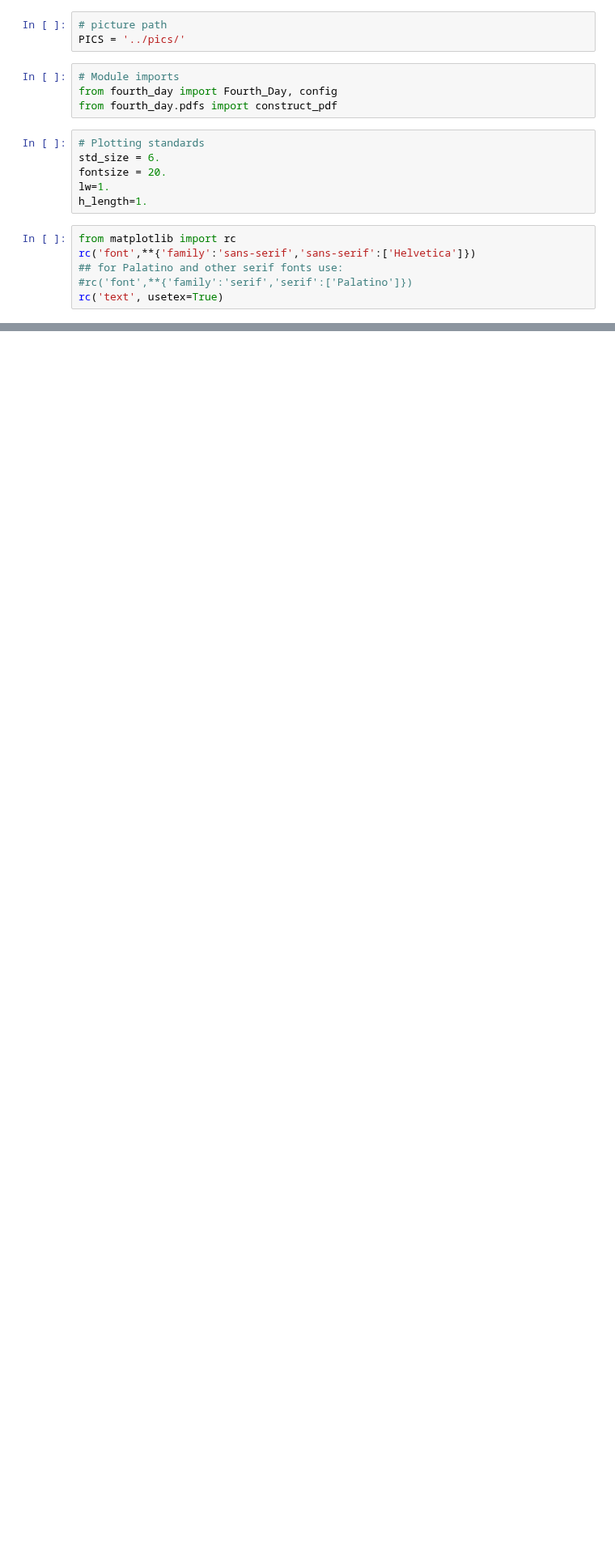
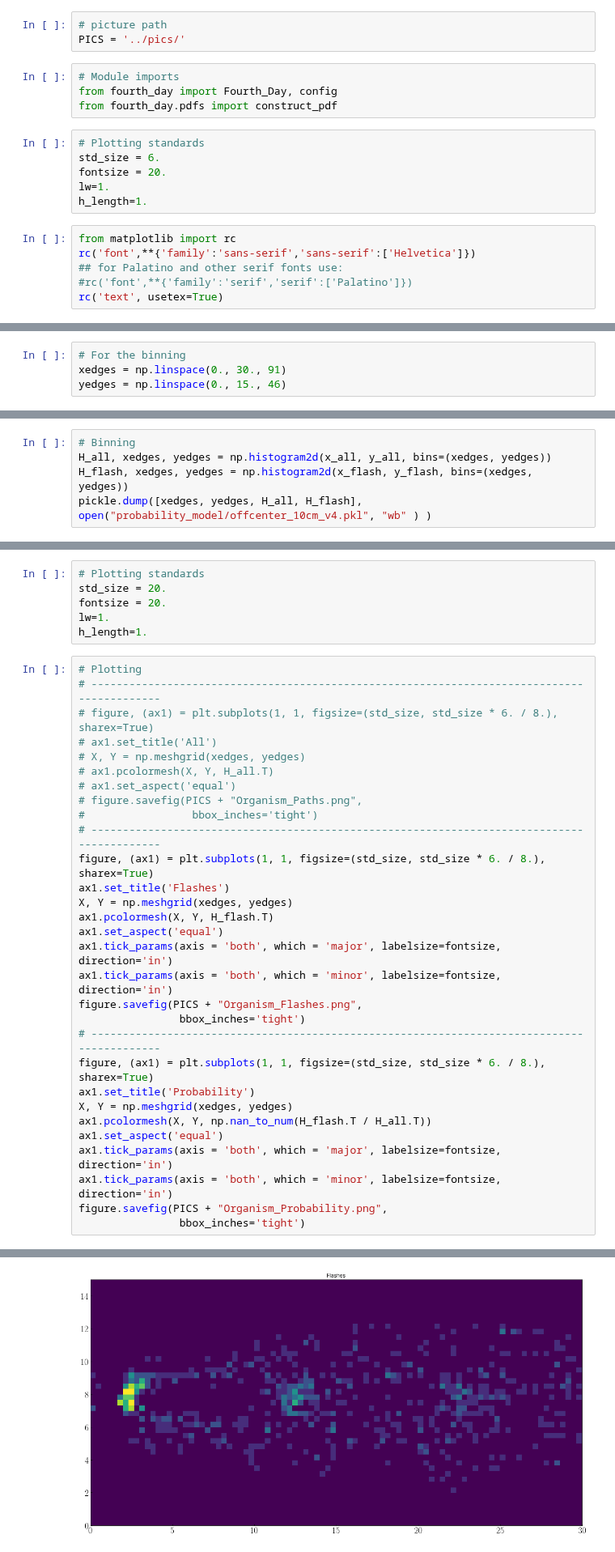
Before and after one commit to MeighenBergerS/fourth_day, a Jupyter notebook: probabilistic_modelling/probabilistic_model_constructions.ipynb, the cells around one changed output, grey strips where cells are left out. Shown at 81% size. Drawn from its saved outputs; the diff is of its cells as text; blank space fills up the shorter version.

```diff
--- a/probabilistic_modelling/probabilistic_model_constructions.ipynb
+++ b/probabilistic_modelling/probabilistic_model_constructions.ipynb
@@ -318,0 +148,4 @@ findfont: Font family ['sans-serif'] not found. Falling back to DejaVu Sans.
+# %%
+# For the binning
+xedges = np.linspace(0., 30., 91)
+yedges = np.linspace(0., 15., 46)
@@ -318,0 +164,5 @@ findfont: Font family ['sans-serif'] not found. Falling back to DejaVu Sans.
+# %%
+# Binning
+H_all, xedges, yedges = np.histogram2d(x_all, y_all, bins=(xedges, yedges))
+H_flash, xedges, yedges = np.histogram2d(x_flash, y_flash, bins=(xedges, yedges))
+pickle.dump([xedges, yedges, H_all, H_flash], open("probability_model/offcenter_10cm_v4.pkl", "wb" ) )
@@ -318,0 +174,37 @@ findfont: Font family ['sans-serif'] not found. Falling back to DejaVu Sans.
+# %%
+# Plotting standards
+std_size = 20.
+fontsize = 20.
+lw=1.
+h_length=1.
+# %%
+# Plotting
+# -------------------------------------------------------------------------------------------
+# figure, (ax1) = plt.subplots(1, 1, figsize=(std_size, std_size * 6. / 8.), sharex=True)
+# ax1.set_title('All')
+# X, Y = np.meshgrid(xedges, yedges)
+# ax1.pcolormesh(X, Y, H_all.T)
+# ax1.set_aspect('equal')
+# figure.savefig(PICS + "Organism_Paths.png",
+#                 bbox_inches='tight')
+# -------------------------------------------------------------------------------------------
+figure, (ax1) = plt.subplots(1, 1, figsize=(std_size, std_size * 6. / 8.), sharex=True)
+ax1.set_title('Flashes')
+X, Y = np.meshgrid(xedges, yedges)
+ax1.pcolormesh(X, Y, H_flash.T)
+ax1.set_aspect('equal')
+ax1.tick_params(axis = 'both', which = 'major', labelsize=fontsize, direction='in')
+ax1.tick_params(axis = 'both', which = 'minor', labelsize=fontsize, direction='in')
+figure.savefig(PICS + "Organism_Flashes.png",
+                bbox_inches='tight')
+# -------------------------------------------------------------------------------------------
+figure, (ax1) = plt.subplots(1, 1, figsize=(std_size, std_size * 6. / 8.), sharex=True)
+ax1.set_title('Probability')
+X, Y = np.meshgrid(xedges, yedges)
+ax1.pcolormesh(X, Y, np.nan_to_num(H_flash.T / H_all.T))
+ax1.set_aspect('equal')
+ax1.tick_params(axis = 'both', which = 'major', labelsize=fontsize, direction='in')
+ax1.tick_params(axis = 'both', which = 'minor', labelsize=fontsize, direction='in')
+figure.savefig(PICS + "Organism_Probability.png",
+                bbox_inches='tight')
+# %% [output]
@@ -318,0 +212 @@ findfont: Font family ['sans-serif'] not found. Falling back to DejaVu Sans.
+[figure, added]
```
Also changed, not shown: parts of 11 cells of this notebook, 27 other files.
